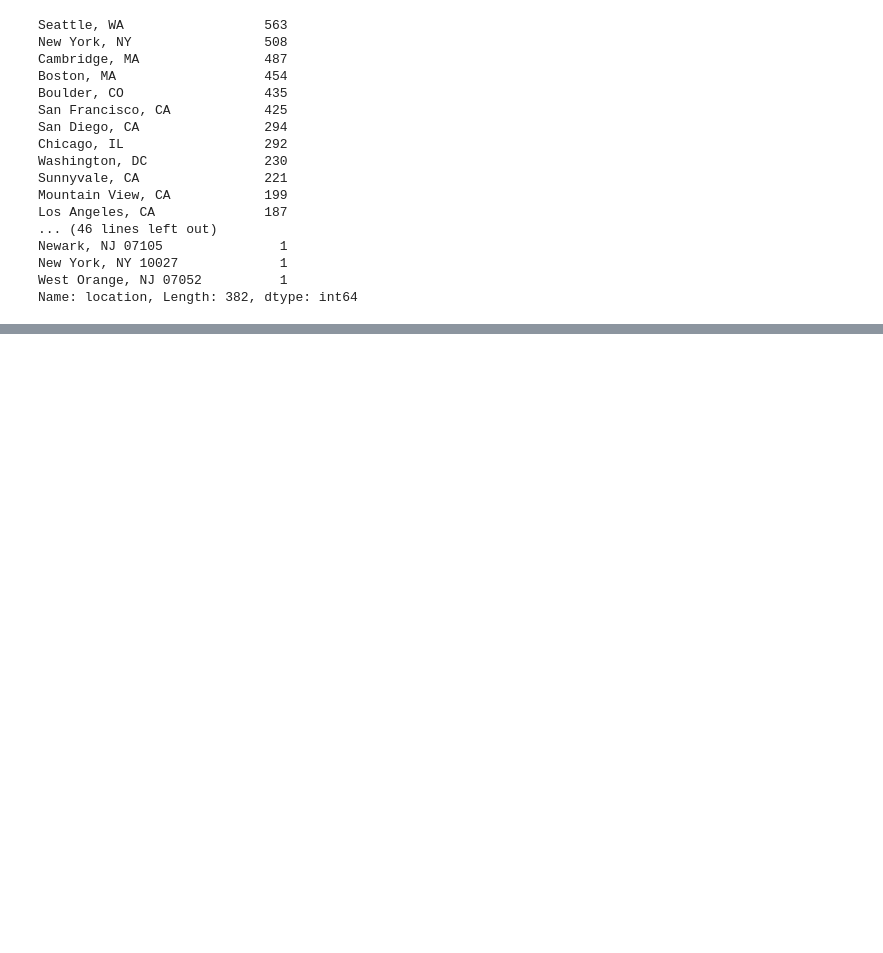
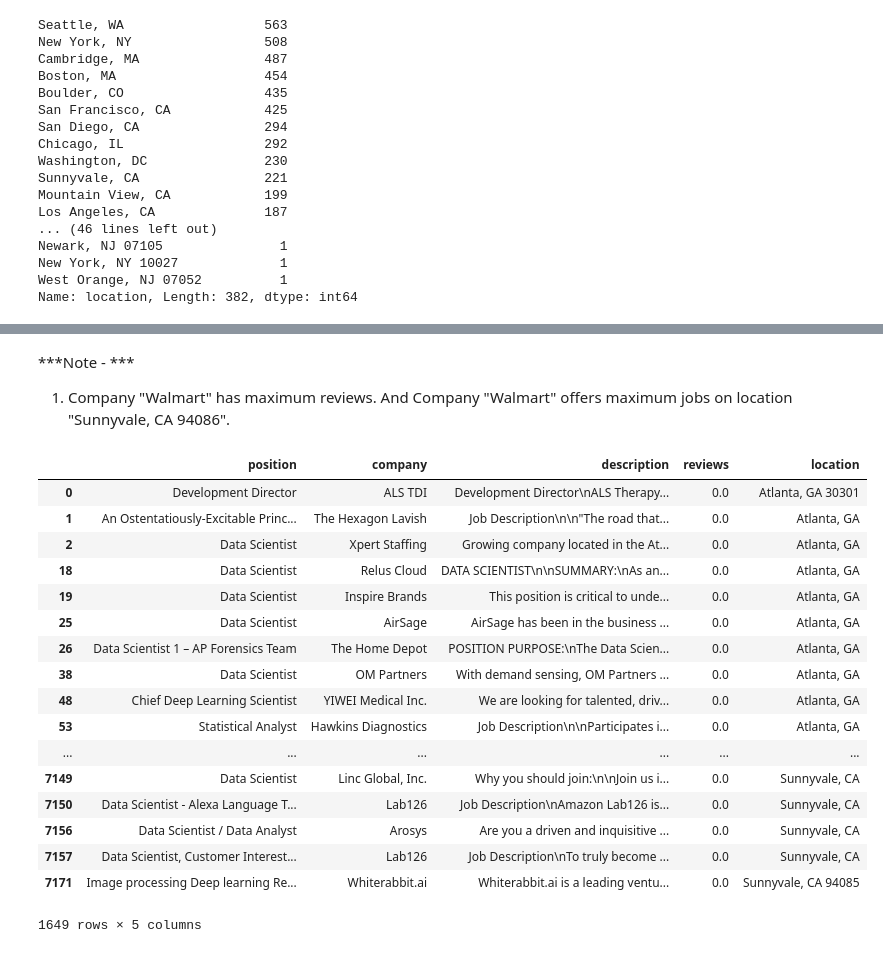
Before and after one commit to Ishikaaa/ML-Data-Scientist-job-market-in-the-US, a Jupyter notebook: Data_Scientist_job_market_in_the_US.ipynb, the cells around one changed output, grey strips where cells are left out. Cells and saved outputs as stored; diff of their text form; code cells hidden in the pictures; blank space fills up the shorter version.

Commit message:
Predictions from dataset

```diff
--- a/Data_Scientist_job_market_in_the_US.ipynb
+++ b/Data_Scientist_job_market_in_the_US.ipynb
@@ -150,0 +176,25 @@ Name: location, Length: 382, dtype: int64
+# %% [markdown]
+***Note - ***
+
+1.   Company "Walmart" has maximum reviews. And Company "Walmart" offers maximum jobs on location "Sunnyvale, CA 94086".
+# %%
+dataset[dataset['reviews']==dataset['reviews'].min()]
+# %% [output]
+|  | position | company | description | reviews | location |
+| 0 | Development Director | ALS TDI | Development Director\nALS Therapy... | 0.0 | Atlanta, GA 30301 |
+| 1 | An Ostentatiously-Excitable Princ... | The Hexagon Lavish | Job Description\n\n"The road that... | 0.0 | Atlanta, GA |
+| 2 | Data Scientist | Xpert Staffing | Growing company located in the At... | 0.0 | Atlanta, GA |
+| 18 | Data Scientist | Relus Cloud | DATA SCIENTIST\n\nSUMMARY:\nAs an... | 0.0 | Atlanta, GA |
+| 19 | Data Scientist | Inspire Brands | This position is critical to unde... | 0.0 | Atlanta, GA |
+| 25 | Data Scientist | AirSage | AirSage has been in the business ... | 0.0 | Atlanta, GA |
+| 26 | Data Scientist 1 – AP Forensics Team | The Home Depot | POSITION PURPOSE:\nThe Data Scien... | 0.0 | Atlanta, GA |
+| 38 | Data Scientist | OM Partners | With demand sensing, OM Partners ... | 0.0 | Atlanta, GA |
+| 48 | Chief Deep Learning Scientist | YIWEI Medical Inc. | We are looking for talented, driv... | 0.0 | Atlanta, GA |
+| 53 | Statistical Analyst | Hawkins Diagnostics | Job Description\n\nParticipates i... | 0.0 | Atlanta, GA |
+| ... | ... | ... | ... | ... | ... |
+| 7149 | Data Scientist | Linc Global, Inc. | Why you should join:\n\nJoin us i... | 0.0 | Sunnyvale, CA |
+| 7150 | Data Scientist - Alexa Language T... | Lab126 | Job Description\nAmazon Lab126 is... | 0.0 | Sunnyvale, CA |
+| 7156 | Data Scientist / Data Analyst | Arosys | Are you a driven and inquisitive ... | 0.0 | Sunnyvale, CA |
+| 7157 | Data Scientist, Customer Interest... | Lab126 | Job Description\nTo truly become ... | 0.0 | Sunnyvale, CA |
+| 7171 | Image processing Deep learning Re... | Whiterabbit.ai | Whiterabbit.ai is a leading ventu... | 0.0 | Sunnyvale, CA 94085 |
+1649 rows × 5 columns
```
Also changed, not shown: parts of 4 cells of this notebook.
